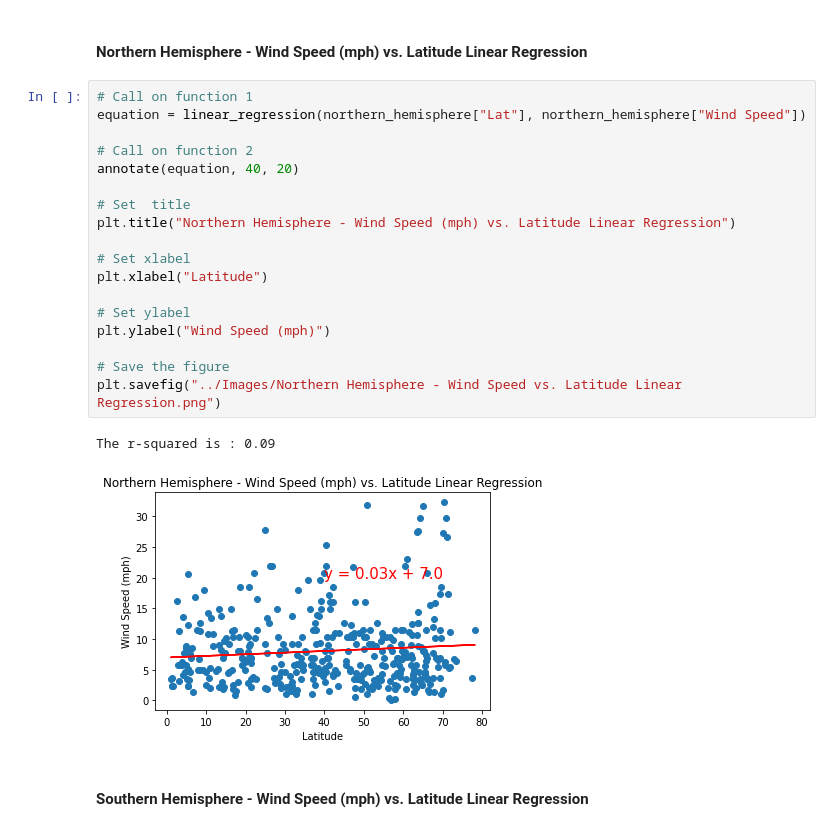
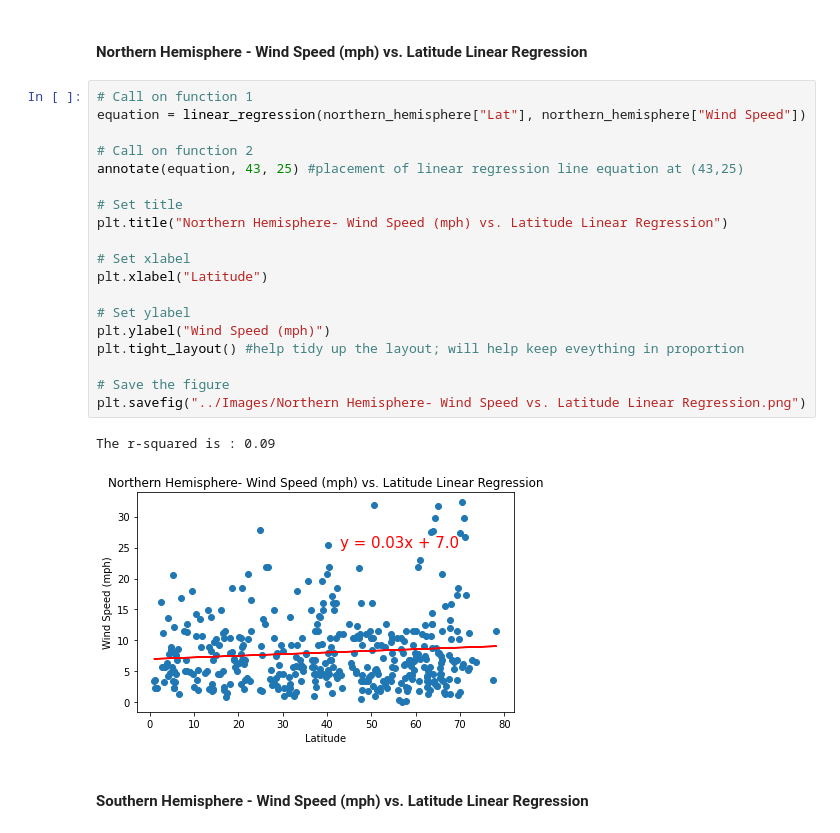
Before and after one commit to skayhan13/APIs-Challenge, a Jupyter notebook: WeatherPy/WeatherPy.ipynb, the cells around one changed output. Drawn from its saved outputs; the diff is of its cells as text.

```diff
--- a/WeatherPy/WeatherPy.ipynb
+++ b/WeatherPy/WeatherPy.ipynb
@@ -447,24 +452,25 @@ The r-squared is : 0.29
 # %%
 # Call on function 1
 equation = linear_regression(northern_hemisphere["Lat"], northern_hemisphere["Wind Speed"])
 
 # Call on function 2
-annotate(equation, 40, 20)
+annotate(equation, 43, 25) #placement of linear regression line equation at (43,25)
 
-# Set  title
-plt.title("Northern Hemisphere - Wind Speed (mph) vs. Latitude Linear Regression")
+# Set title
+plt.title("Northern Hemisphere- Wind Speed (mph) vs. Latitude Linear Regression")
 
 # Set xlabel
 plt.xlabel("Latitude")
 
 # Set ylabel
 plt.ylabel("Wind Speed (mph)")
+plt.tight_layout() #help tidy up the layout; will help keep eveything in proportion
 
 # Save the figure
-plt.savefig("../Images/Northern Hemisphere - Wind Speed vs. Latitude Linear Regression.png")
+plt.savefig("../Images/Northern Hemisphere- Wind Speed vs. Latitude Linear Regression.png")
 # %% [output]
 The r-squared is : 0.09
-[figure, old version]
+[figure, new version]
 # %% [markdown]
 ####  Southern Hemisphere - Wind Speed (mph) vs. Latitude Linear Regression
 # %%
```
Also changed, not shown: parts of 7 cells of this notebook, 15 other files.
